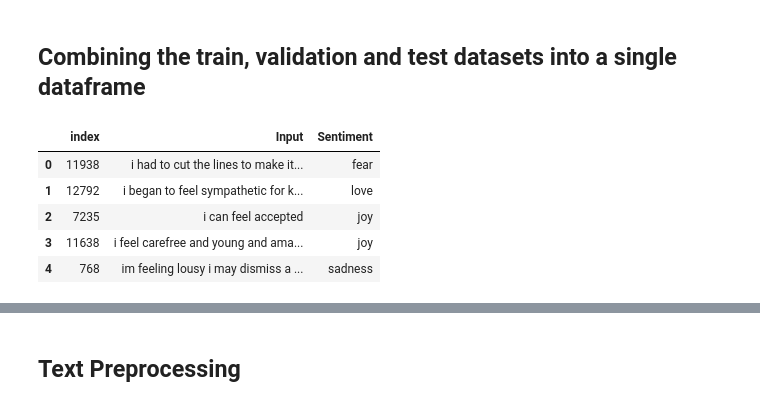
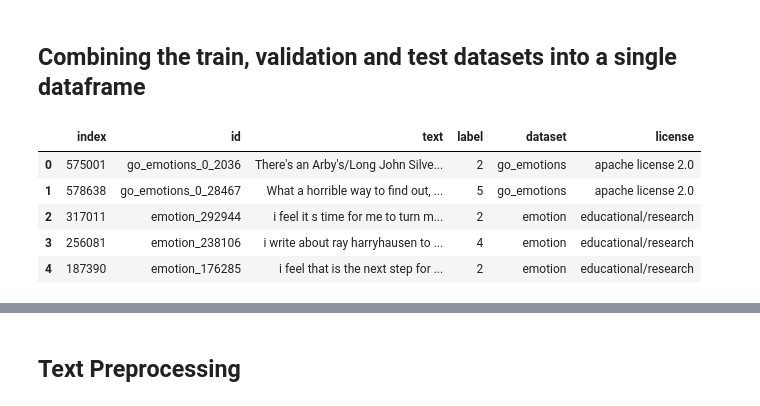
Before and after one commit to malekeechaker/Multimodel-Emotion-Recognition, a Jupyter notebook: EmoBert.ipynb, the cells around one changed output, grey strips where cells are left out. Cells and saved outputs as stored; diff of their text form; code cells hidden in the pictures.

Commit message:
Kaggle Notebook | Emotion Detection using Fine-Tuned BERT | Version 4

```diff
--- a/EmoBert.ipynb
+++ b/EmoBert.ipynb
@@ -59 +59,5 @@ Requirement already satisfied: urllib3<1.27,>=1.21.1 in /opt/conda/lib/python3.7
 WARNING: Running pip as the 'root' user can result in broken permissions and conflicting behaviour with the system package manager. It is recommended to use a virtual environment instead: https://pip. ...
+# %%
+from datasets import load_dataset
+
+ds = load_dataset("ma2za/many_emotions", "raw")
@@ -60,3 +74,5 @@ WARNING: Running pip as the 'root' user can result in broken permissions and con
+# %%
+ds = pd.DataFrame(ds['en'])
 # %%
 from helper_prabowo_ml import clean_html, remove_links, non_ascii, lower, email_address, removeStopWords, punct, remove_, remove_special_characters, remove_digits
 import matplotlib.pyplot as plt
@@ -86,16 +99,20 @@ val = pd.read_csv("/kaggle/input/emotions-dataset-for-nlp/val.txt",names=['Input
 test = pd.read_csv("/kaggle/input/emotions-dataset-for-nlp/test.txt",names=['Input','Sentiment'],sep=';',encoding='utf-8')
 # %% [markdown]
 ## Combining the train, validation and test datasets into a single dataframe
+# %%
+df = ds
 # %%
-df = pd.concat([train,val,test],axis=0)
+#IGNORE
+
+#df = pd.concat([train,val,test],axis=0)
 df = df.sample(frac=0.1)
 df = df.reset_index()
 df.head()
 # %% [output]
-|  | index | Input | Sentiment |
-| 0 | 11938 | i had to cut the lines to make it... | fear |
-| 1 | 12792 | i began to feel sympathetic for k... | love |
-| 2 | 7235 | i can feel accepted | joy |
-| 3 | 11638 | i feel carefree and young and ama... | joy |
-| 4 | 768 | im feeling lousy i may dismiss a ... | sadness |
+|  | index | id | text | label | dataset | license |
+| 0 | 575001 | go_emotions_0_2036 | There's an Arby's/Long John Silve... | 2 | go_emotions | apache license 2.0 |
+| 1 | 578638 | go_emotions_0_28467 | What a horrible way to find out, ... | 5 | go_emotions | apache license 2.0 |
+| 2 | 317011 | emotion_292944 | i feel it s time for me to turn m... | 2 | emotion | educational/research |
+| 3 | 256081 | emotion_238106 | i write about ray harryhausen to ... | 4 | emotion | educational/research |
+| 4 | 187390 | emotion_176285 | i feel that is the next step for ... | 2 | emotion | educational/research |
 # %%
```
Also changed, not shown: parts of 34 cells of this notebook.
